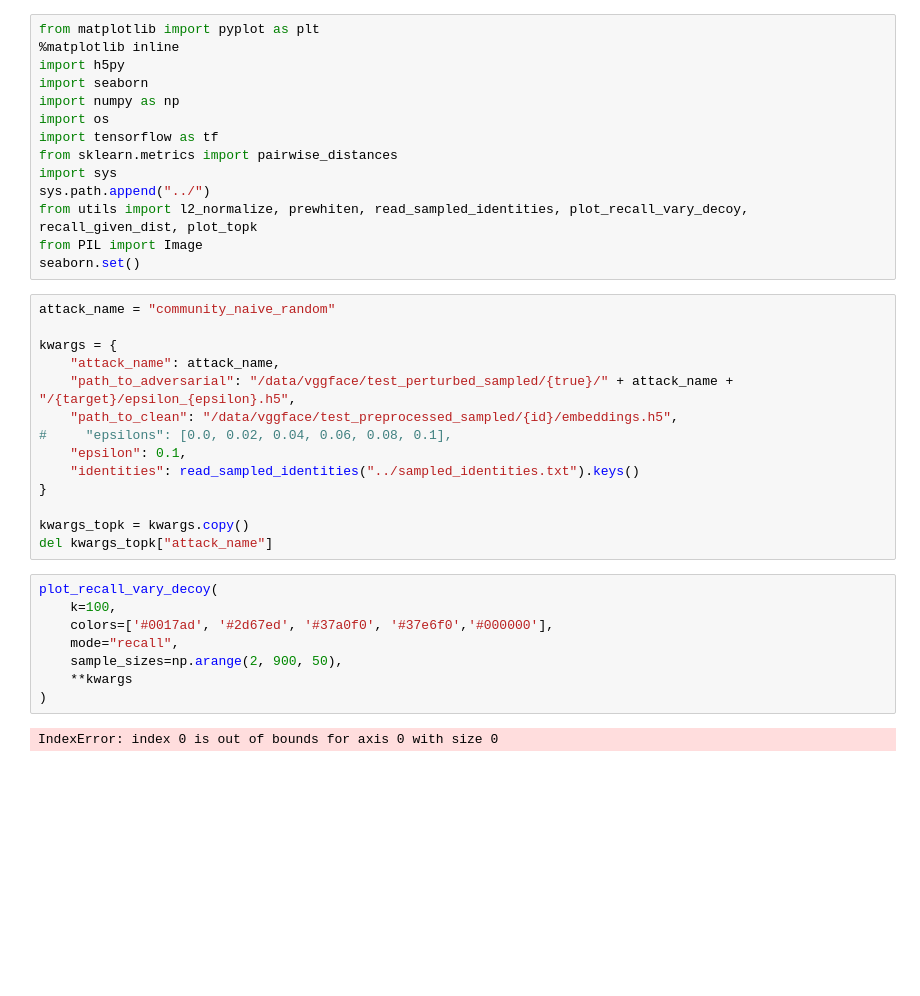
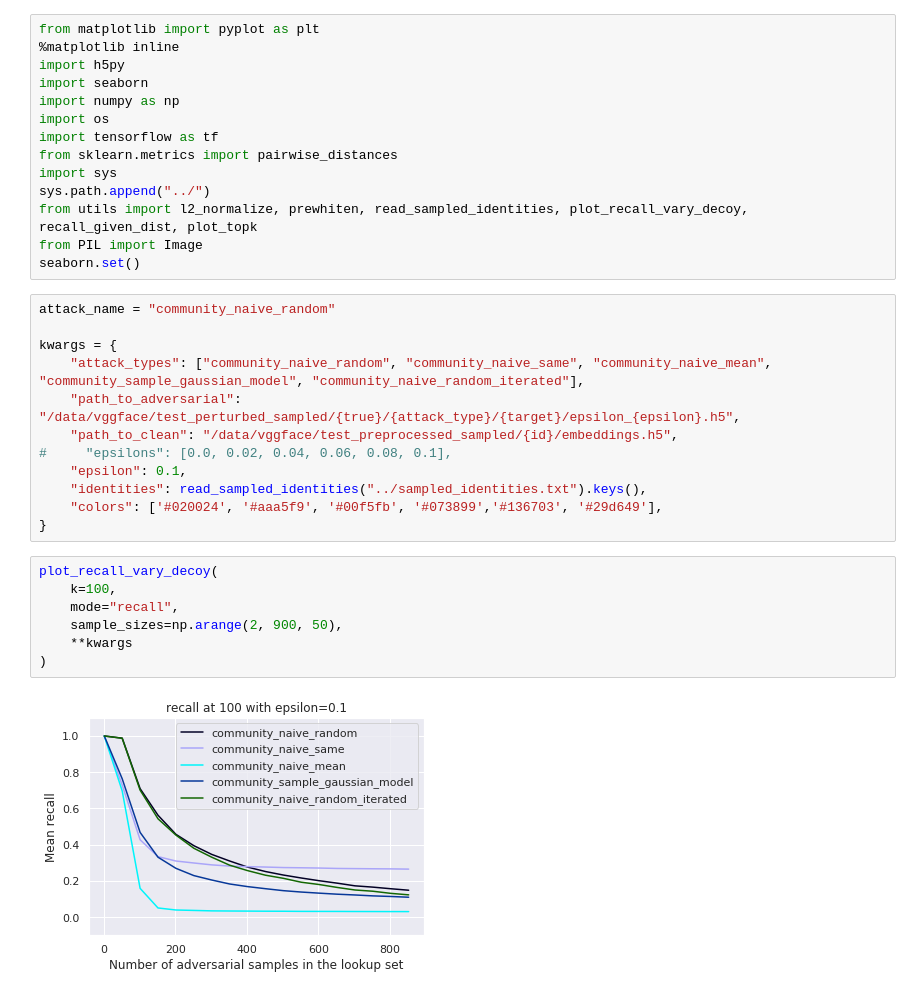
Before and after one commit to psturmfels/adversarial_faces, a Jupyter notebook: notebooks/recall_vs_adv_set_size.ipynb, the cells around one changed output. Drawn from its saved outputs; the diff is of its cells as text; blank space fills up the shorter version.

Commit message:
plotting recall for multiple attack types on same plot

```diff
--- a/notebooks/recall_vs_adv_set_size.ipynb
+++ b/notebooks/recall_vs_adv_set_size.ipynb
@@ -16,23 +16,20 @@ seaborn.set()
 attack_name = "community_naive_random"
 
 kwargs = {
-    "attack_name": attack_name,
-    "path_to_adversarial": "/data/vggface/test_perturbed_sampled/{true}/" + attack_name + "/{target}/epsilon_{epsilon}.h5",
+    "attack_types": ["community_naive_random", "community_naive_same", "community_naive_mean", "community_sample_gaussian_model", "community_naive_random_iterated"],
+    "path_to_adversarial": "/data/vggface/test_perturbed_sampled/{true}/{attack_type}/{target}/epsilon_{epsilon}.h5",
     "path_to_clean": "/data/vggface/test_preprocessed_sampled/{id}/embeddings.h5",
 #     "epsilons": [0.0, 0.02, 0.04, 0.06, 0.08, 0.1],
     "epsilon": 0.1,
-    "identities": read_sampled_identities("../sampled_identities.txt").keys()
+    "identities": read_sampled_identities("../sampled_identities.txt").keys(),
+    "colors": ['#020024', '#aaa5f9', '#00f5fb', '#073899','#136703', '#29d649'],
 }
-
-kwargs_topk = kwargs.copy()
-del kwargs_topk["attack_name"]
 # %%
 plot_recall_vary_decoy(
     k=100,
-    colors=['#0017ad', '#2d67ed', '#37a0f0', '#37e6f0','#000000'],
     mode="recall",
     sample_sizes=np.arange(2, 900, 50),
     **kwargs
 )
 # %% [output]
-IndexError: index 0 is out of bounds for axis 0 with size 0
+[figure, added]
```
Also changed, not shown: parts of 2 cells of this notebook, 3 other files.
